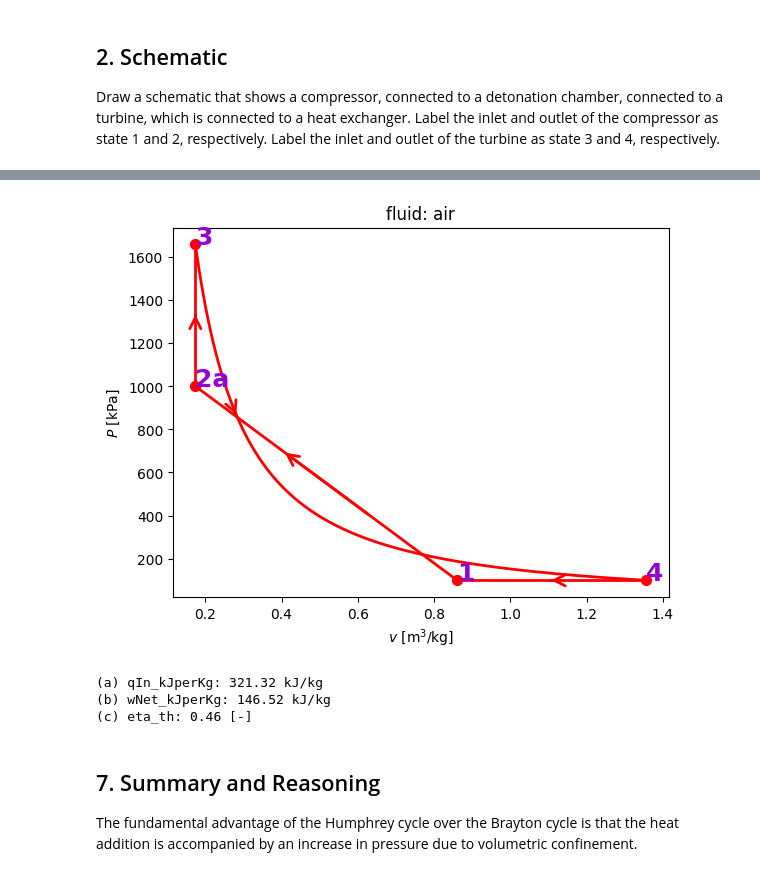
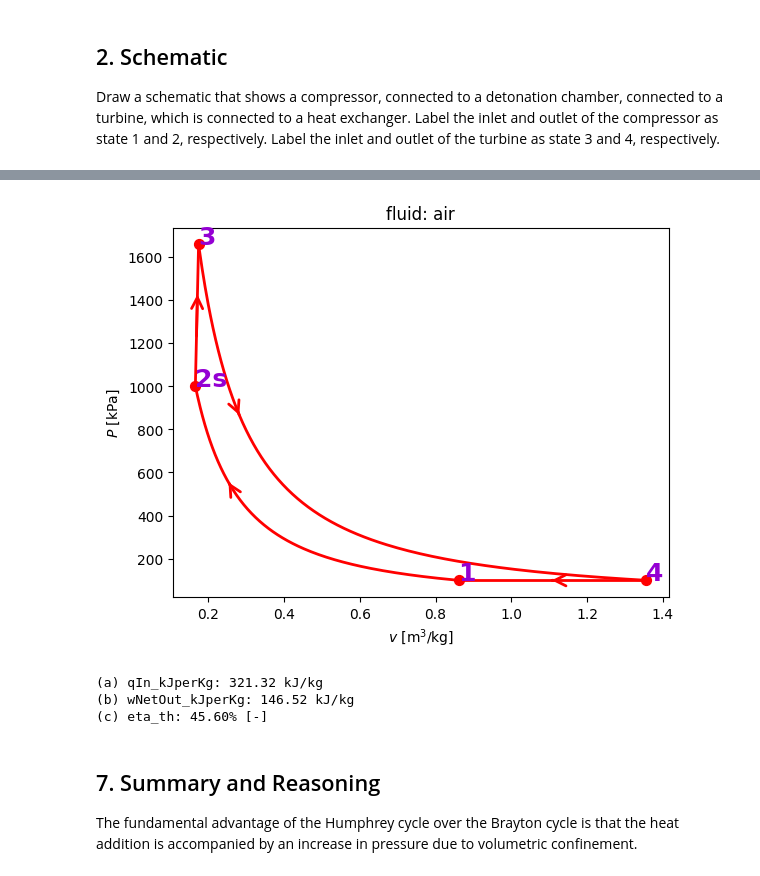
Before and after one commit to ucb-me-40/CalorAI, a Jupyter notebook: data/examples/jupyterNotebooks/humphreyIdealCycle.ipynb, the cells around one changed output, grey strips where cells are left out. Drawn from its saved outputs; the diff is of its cells as text; code cells hidden in the pictures.

```diff
--- a/data/examples/jupyterNotebooks/humphreyIdealCycle.ipynb
+++ b/data/examples/jupyterNotebooks/humphreyIdealCycle.ipynb
@@ -105,6 +230,7 @@ st3 = th.state(substance,v=(v3_m3PerKg),T=(T3_C,'C'),name='3')
 p4_MPa = 0.1
 st4 = th.state(substance,s=st3.s,p=(p4_MPa,'Mpa'),name='4')
 
-pr = th.process([(st1,st2a),(st2a,st3),(st3,st4),(st4,st1)])
-pr.plot("pv");
+pr_a = th.process([(st1,st2a),(st2a,st3),(st3,st4),(st4,st1)]) #actual
+pr_s = th.process([(st1,st2s),(st2s,st3),(st3,st4),(st4,st1)]) #isentropic
+pr_s.plot("pv"); #p-v diagram for isentropic case
 # %% [output]
@@ -126,23 +252,21 @@ Requirement already satisfied: texttable>=1.6.2 in /Users/schutzius/opt/anaconda
-[figure, old version]
+[figure, new version]
 # %%
 # 6 Calculations (Code Cell)
-wIn_kJperKg = st2a.h - st1.h
+wInCompressor_kJperKg = st2a.h - st1.h
 qIn_kJperKg = st3.u - st2a.u
-wOut_kJperKg = st3.h - st4.h
+wOutTurbine_kJperKg = st3.h - st4.h
 qOut_kJperKg = st4.h - st1.h
-wFlow_kJperKg = wOut_kJperKg - wIn_kJperKg - qIn_kJperKg + qOut_kJperKg
-
-wNet_kJperKg = wOut_kJperKg - wIn_kJperKg - wFlow_kJperKg
-
-eta_th = wNet_kJperKg/qIn_kJperKg
+wNetOut_kJperKg = qIn_kJperKg-qOut_kJperKg
+wFlow_kJperKg = -wNetOut_kJperKg + wOutTurbine_kJperKg - wInCompressor_kJperKg #flow work
+eta_th = wNetOut_kJperKg/qIn_kJperKg
 
 print(f"(a) qIn_kJperKg: {qIn_kJperKg:.2f} kJ/kg")
-print(f"(b) wNet_kJperKg: {wNet_kJperKg:.2f} kJ/kg")
-print(f"(c) eta_th: {eta_th:.2f} [-]")
+print(f"(b) wNetOut_kJperKg: {wNetOut_kJperKg:.2f} kJ/kg")
+print(f"(c) eta_th: {eta_th:.2%} [-]")
 # %% [output]
 (a) qIn_kJperKg: 321.32 kJ/kg
-(b) wNet_kJperKg: 146.52 kJ/kg
-(c) eta_th: 0.46 [-]
+(b) wNetOut_kJperKg: 146.52 kJ/kg
+(c) eta_th: 45.60% [-]
 # %% [markdown]
 ## 7. Summary and Reasoning
 
```
Also changed, not shown: parts of 3 cells of this notebook.
